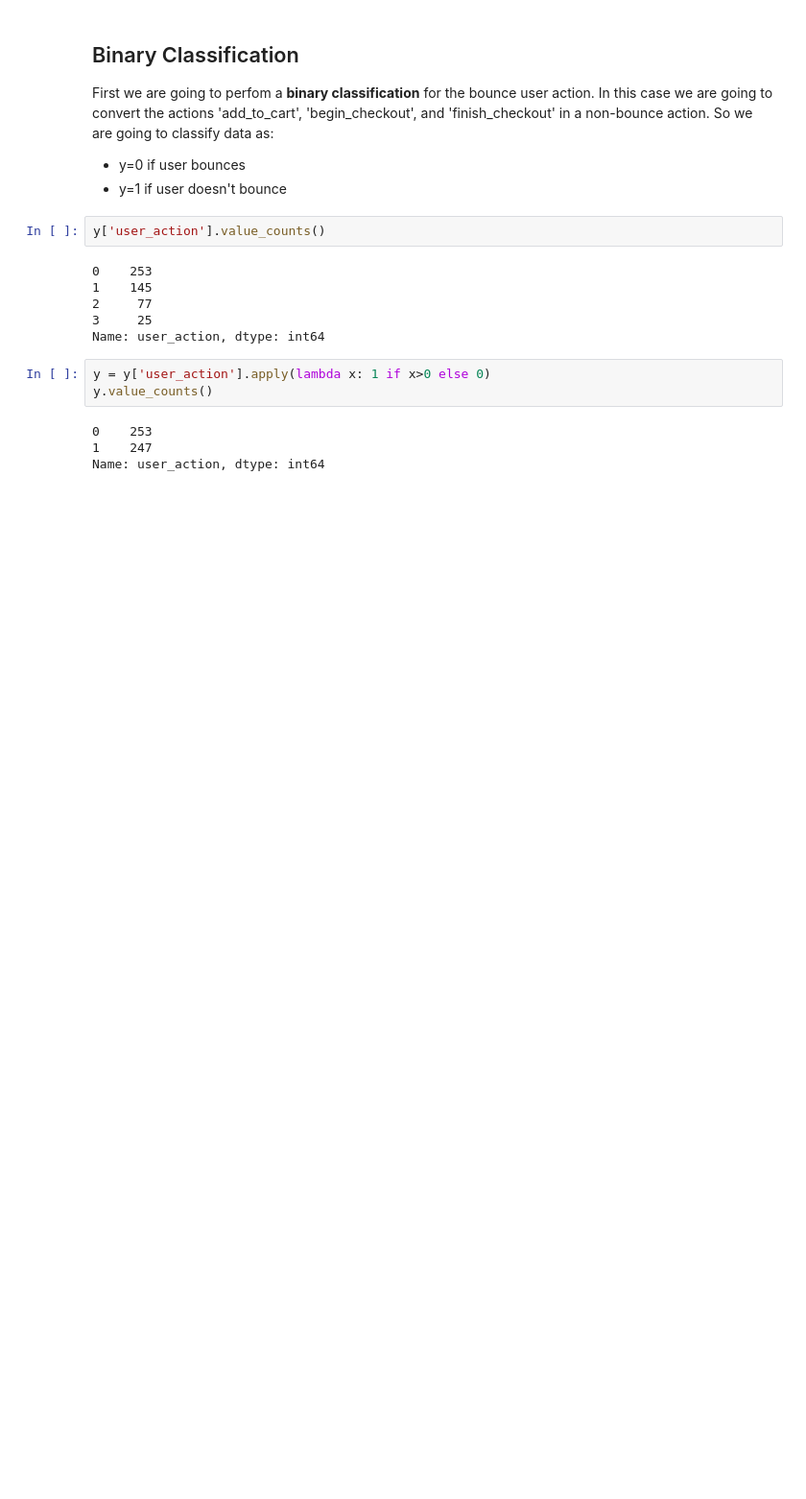
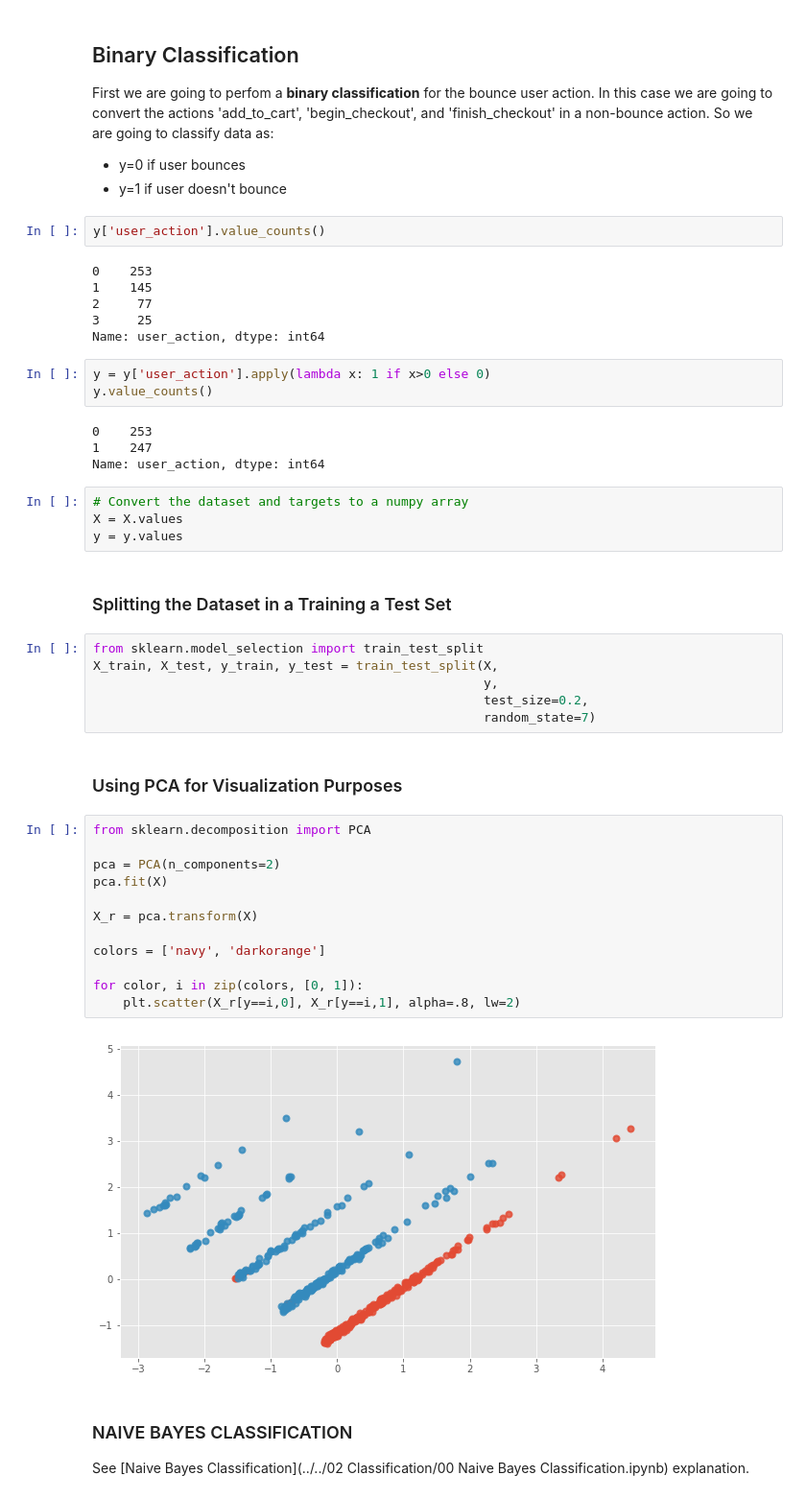
Before and after one commit to jmoianes/MachineLearning, a Jupyter notebook: 20 Projects/01 Ecommerce/Ecommerce.ipynb, the cells around one changed output. Shown: that part at 96% size. Cells and saved outputs as stored; diff of their text form; blank space fills up the shorter version.

```diff
--- a/20 Projects/01 Ecommerce/Ecommerce.ipynb
+++ b/20 Projects/01 Ecommerce/Ecommerce.ipynb
@@ -200,3 +247,34 @@ y.value_counts()
 0    253
 1    247
 Name: user_action, dtype: int64
+# %%
+# Convert the dataset and targets to a numpy array
+X = X.values
+y = y.values
+# %% [markdown]
+### Splitting the Dataset in a Training a Test Set
+# %%
+from sklearn.model_selection import train_test_split
+X_train, X_test, y_train, y_test = train_test_split(X,
+                                                    y,
+                                                    test_size=0.2,
+                                                    random_state=7)
+# %% [markdown]
+### Using PCA for Visualization Purposes
+# %%
+from sklearn.decomposition import PCA
+
+pca = PCA(n_components=2)
+pca.fit(X)
+
+X_r = pca.transform(X)
+
+colors = ['navy', 'darkorange']
+
+for color, i in zip(colors, [0, 1]):
+    plt.scatter(X_r[y==i,0], X_r[y==i,1], alpha=.8, lw=2)
+# %% [output]
+[figure, added]
+# %% [markdown]
+### NAIVE BAYES CLASSIFICATION
+See [Naive Bayes Classification](../../02 Classification/00 Naive Bayes Classification.ipynb) explanation.
```
Also changed, not shown: parts of 30 cells of this notebook, 5 other files.
